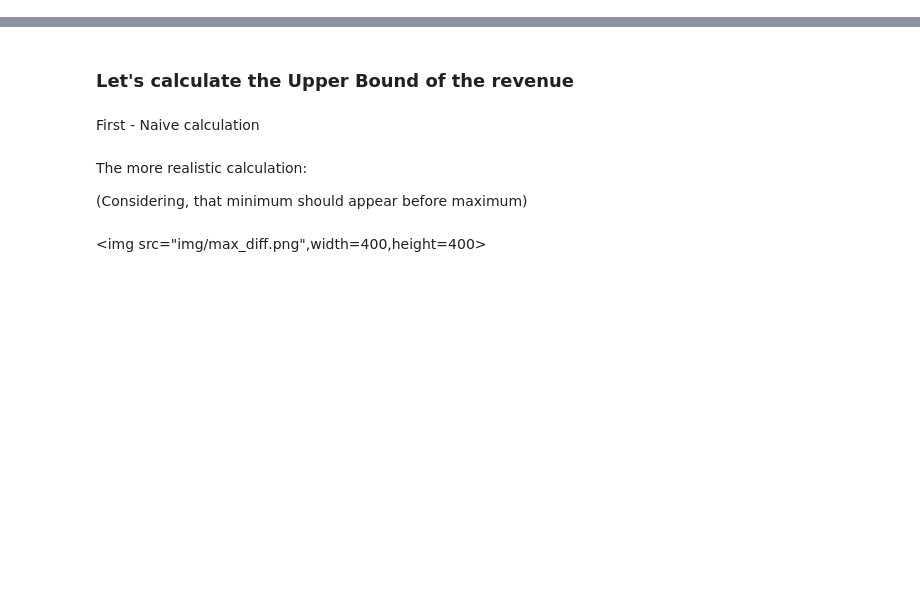
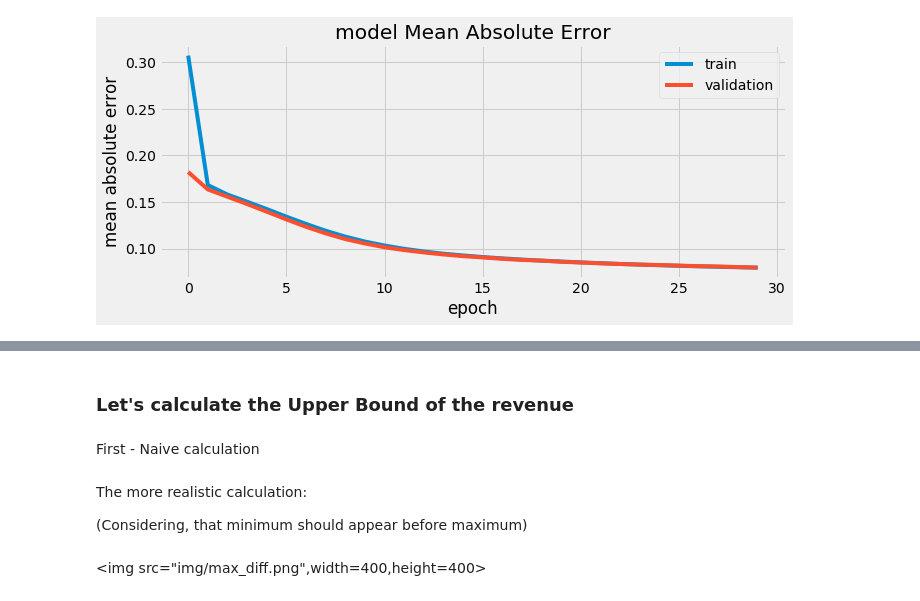
Before and after one commit to michael135/time_series_experiments, a Jupyter notebook: ts_k/astn/beginining-5-FF Network with Conv.ipynb, the cells around one changed output, grey strips where cells are left out. Cells and saved outputs as stored; diff of their text form; code cells hidden in the pictures; blank space fills up the shorter version.

```diff
--- a/ts_k/astn/beginining-5-FF Network with Conv.ipynb
+++ b/ts_k/astn/beginining-5-FF Network with Conv.ipynb
@@ -14,9 +21,9 @@ data_numpy = data.values.T
 # %%
-n = 60
+n_steps_for_train = 60
+n_samples = num_of_ts/2
 
+x_train = data_numpy[:num_of_ts/2, :n_steps_for_train].reshape(n_samples, n_steps_for_train, 1) * 2000
+y_train = data_numpy[:num_of_ts/2, n_steps_for_train:] * 2000
 
-x_train = data_numpy[:num_of_ts/2, :n] * 2000
-y_train = data_numpy[:num_of_ts/2, n:] * 2000
-
-x_test = data_numpy[num_of_ts/2:, :n] * 2000
-y_test = data_numpy[num_of_ts/2:, n:] * 2000
+x_test = data_numpy[num_of_ts/2:, :n_steps_for_train].reshape(n_samples, n_steps_for_train, 1) * 2000
+y_test = data_numpy[num_of_ts/2:, n_steps_for_train:] * 2000
@@ -62,3 +70,15 @@ _________________________________________________________________
+# %%
+plt.style.use('fivethirtyeight')
+plt.figure(figsize=(10, 4))
+plt.plot(history.history['mean_absolute_error'])
+plt.plot(history.history['val_mean_absolute_error'], )
+plt.title('model Mean Absolute Error')
+plt.ylabel('mean absolute error')
+plt.xlabel('epoch')
+plt.legend(['train', 'validation'])
+plt.show();
+# %% [output]
+[figure, added]
 # %%
 y_pred_train = model.predict(x_train)
 
```
Also changed, not shown: parts of 24 cells of this notebook.
